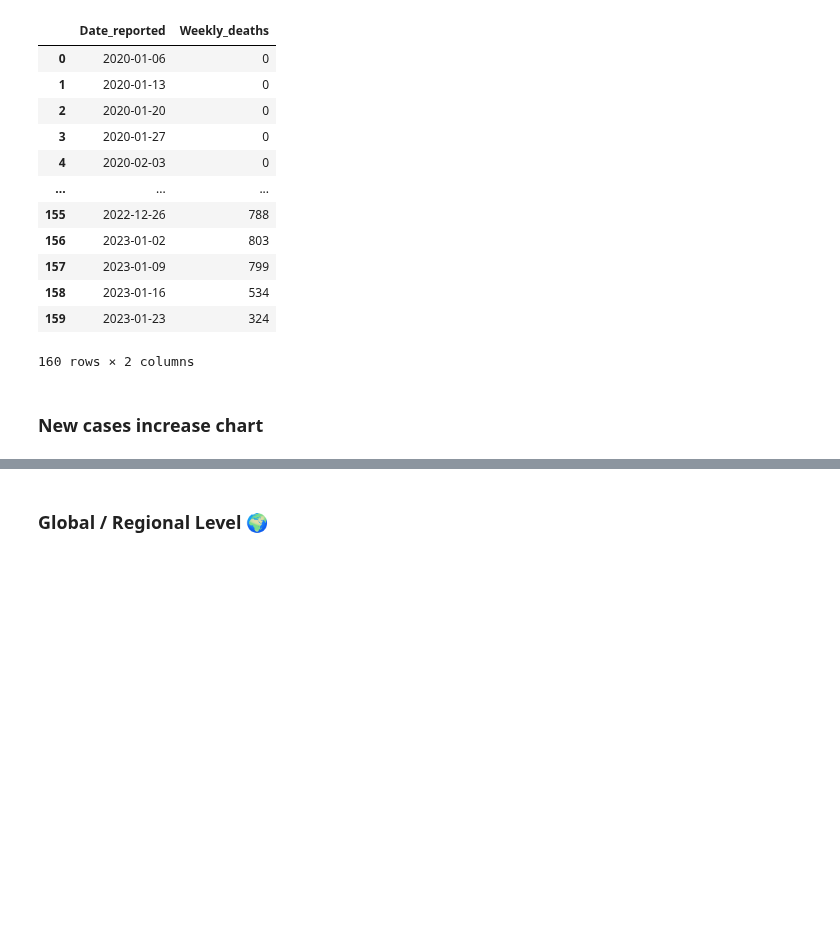
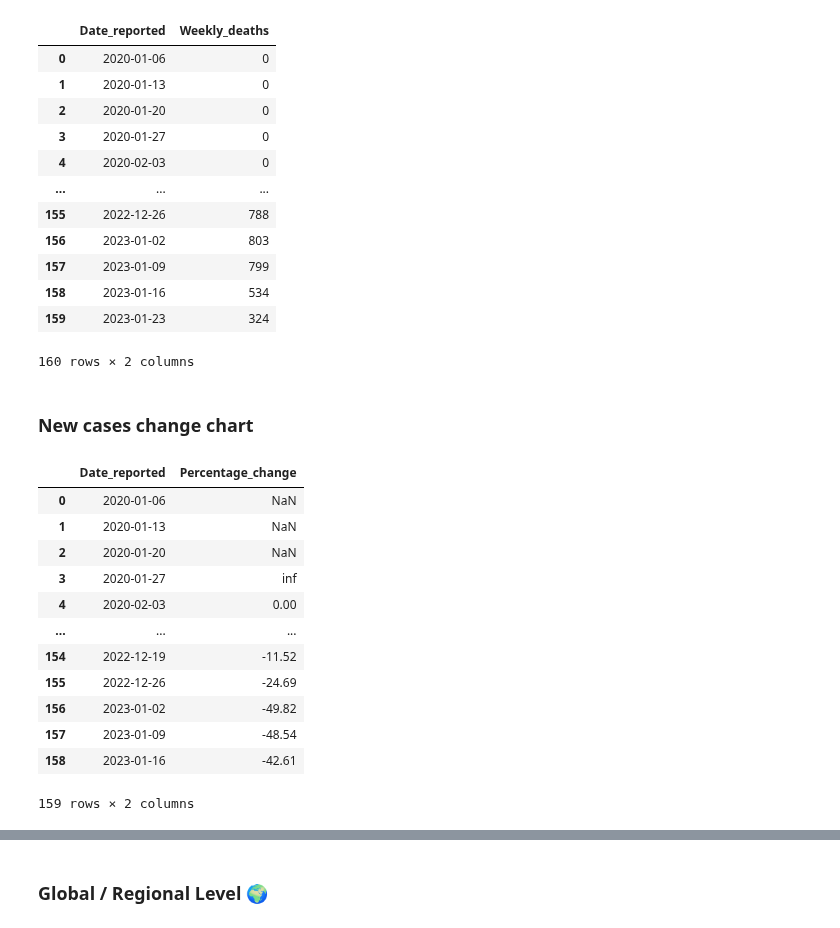
Before and after one commit to AmElmo/Covid_tracking_dashboard, a Jupyter notebook: data_collection.ipynb, the cells around one changed output, grey strips where cells are left out. Drawn from its saved outputs; the diff is of its cells as text; code cells hidden in the pictures; blank space fills up the shorter version.

```diff
--- a/data_collection.ipynb
+++ b/data_collection.ipynb
@@ -502,4 +503,32 @@ new_deaths_weekly(data,"France")
 | 159 | 2023-01-23 | 324 |
 160 rows × 2 columns
 # %% [markdown]
-### New cases increase chart
+### New cases change chart
+# %%
+def new_cases_weekly_change(csv,country):
+
+    new_cases_week = new_cases_weekly(csv,country)
+
+    new_cases_week.drop(new_cases_week.tail(1).index,inplace=True)
+
+    new_cases_week['Percentage_change'] = new_cases_week['Weekly_cases'].pct_change().round(4) * 100
+
+    new_cases_week.drop(['Weekly_cases'], axis=1, inplace=True)
+
+    return new_cases_week
+
+new_cases_weekly_change(data,"France")
+# %% [output]
+|  | Date_reported | Percentage_change |
+| 0 | 2020-01-06 | NaN |
+| 1 | 2020-01-13 | NaN |
+| 2 | 2020-01-20 | NaN |
+| 3 | 2020-01-27 | inf |
+| 4 | 2020-02-03 | 0.00 |
+| ... | ... | ... |
+| 154 | 2022-12-19 | -11.52 |
+| 155 | 2022-12-26 | -24.69 |
+| 156 | 2023-01-02 | -49.82 |
+| 157 | 2023-01-09 | -48.54 |
+| 158 | 2023-01-16 | -42.61 |
+159 rows × 2 columns
```
Also changed, not shown: parts of 9 cells of this notebook.
